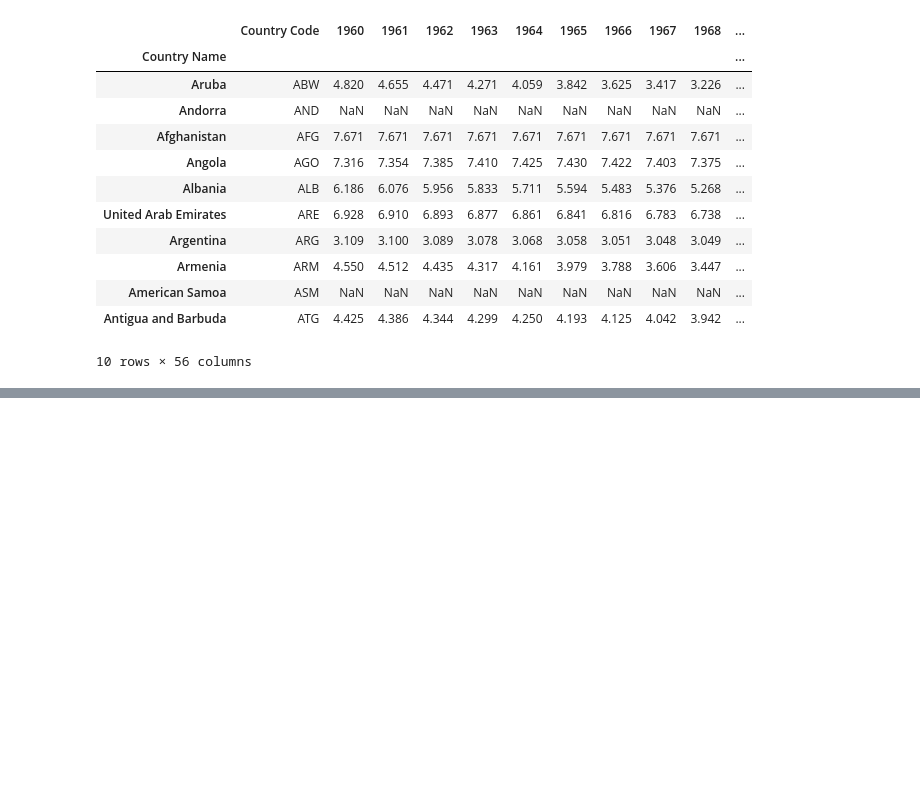
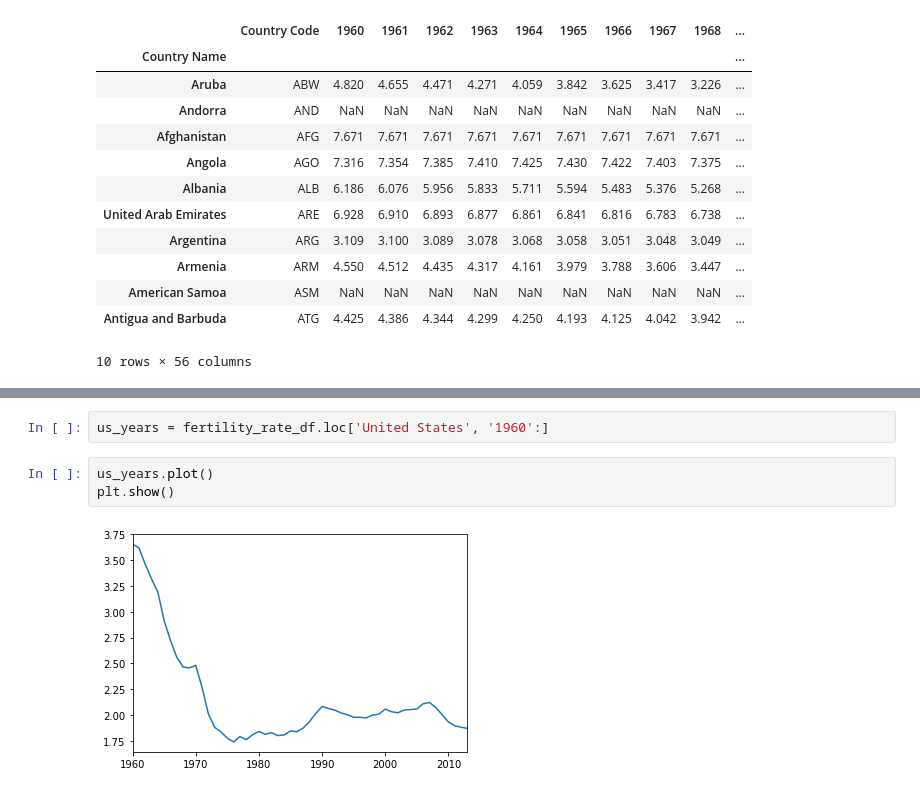
Before and after one commit to AlexEBall/Endangered_Languages_Capstone_Proj_1, a Jupyter notebook: Endangered Language EDA.ipynb, the cells around one changed output, grey strips where cells are left out. Drawn from its saved outputs; the diff is of its cells as text; blank space fills up the shorter version.

```diff
--- a/Endangered Language EDA.ipynb
+++ b/Endangered Language EDA.ipynb
@@ -179,0 +266,7 @@ fertility_rate_df_average.head(10)
+# %%
+us_years = fertility_rate_df.loc['United States', '1960':]
+# %%
+us_years.plot()
+plt.show()
+# %% [output]
+[figure, added]
```
Also changed, not shown: parts of 11 cells of this notebook.
